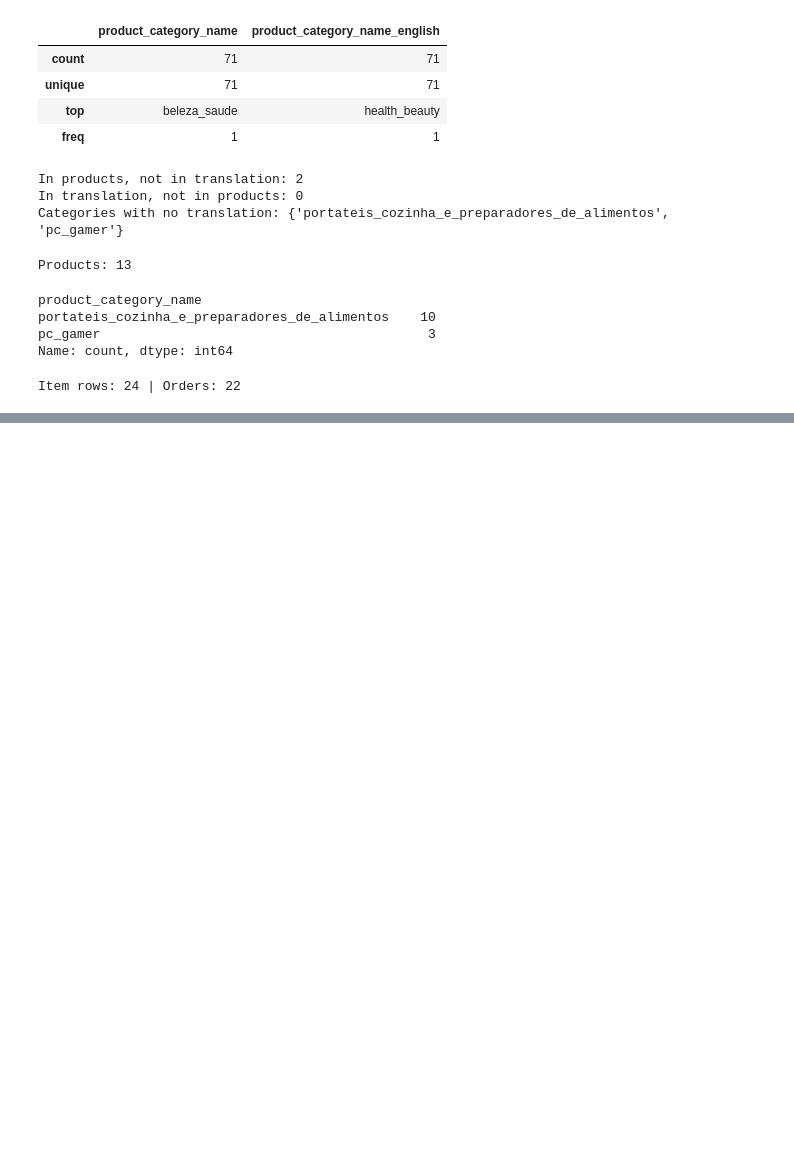
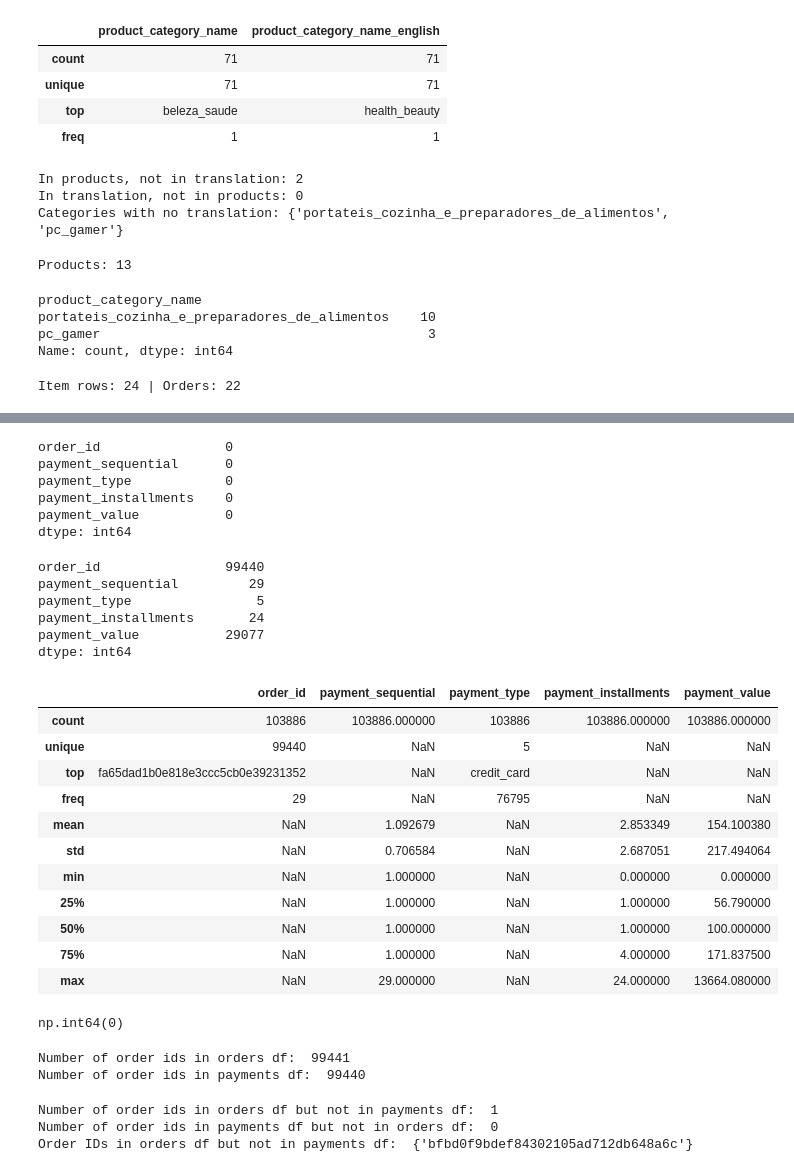
Before and after one commit to abhishek-070911/olist-data-platform, a Jupyter notebook: notebooks/01_profiling.ipynb, the cells around one changed output, grey strips where cells are left out. Cells and saved outputs as stored; diff of their text form; code cells hidden in the pictures; blank space fills up the shorter version.

Commit message:
Profile payments: F25-F30, Q5 added

```diff
--- a/notebooks/01_profiling.ipynb
+++ b/notebooks/01_profiling.ipynb
@@ -969,0 +972,4 @@ Item rows: 24 | Orders: 22
+# %%
+# Reading the data
+olist_payments_df = pd.read_csv('../data/raw/olist_order_payments_dataset.csv')
+olist_payments_df[:5]
@@ -969,0 +999,61 @@ Item rows: 24 | Orders: 22
+# %%
+# Displaying the null values in the dataframe
+olist_payments_df.isnull().sum()
+# %% [output]
+order_id                0
+payment_sequential      0
+payment_type            0
+payment_installments    0
+payment_value           0
+dtype: int64
+# %%
+# Displaying the number of unique values in each column of the dataframe
+olist_payments_df.nunique()
+# %% [output]
+order_id                99440
+payment_sequential         29
+payment_type                5
+payment_installments       24
+payment_value           29077
+dtype: int64
+# %%
+# Displaying the summary statistics of the dataframe
+olist_payments_df.describe(include = 'all')
+# %% [output]
+|  | order_id | payment_sequential | payment_type | payment_installments | payment_value |
+| count | 103886 | 103886.000000 | 103886 | 103886.000000 | 103886.000000 |
+| unique | 99440 | NaN | 5 | NaN | NaN |
+| top | fa65dad1b0e818e3ccc5cb0e39231352 | NaN | credit_card | NaN | NaN |
+| freq | 29 | NaN | 76795 | NaN | NaN |
+| mean | NaN | 1.092679 | NaN | 2.853349 | 154.100380 |
+| std | NaN | 0.706584 | NaN | 2.687051 | 217.494064 |
+| min | NaN | 1.000000 | NaN | 0.000000 | 0.000000 |
+| 25% | NaN | 1.000000 | NaN | 1.000000 | 56.790000 |
+| 50% | NaN | 1.000000 | NaN | 1.000000 | 100.000000 |
+| 75% | NaN | 1.000000 | NaN | 4.000000 | 171.837500 |
+| max | NaN | 29.000000 | NaN | 24.000000 | 13664.080000 |
+# %%
+# Count duplicate (order_id, payment_sequential) pairs — 0 means the pair is unique
+olist_payments_df.duplicated(subset = ['order_id','payment_sequential']).sum()
+# %% [output]
+np.int64(0)
+# %%
+# Checking of order_id in payments table and orders table
+print('Number of order ids in orders df: ',olist_orders_df['order_id'].nunique())
+print('Number of order ids in payments df: ',olist_payments_df['order_id'].nunique())
+# %% [output]
+Number of order ids in orders df:  99441
+Number of order ids in payments df:  99440
+# %%
+# Orders with no payment record
+orders_order_id = set(olist_orders_df['order_id'])
+payments_order_id = set(olist_payments_df['order_id'])
+
+missing_order_id = (orders_order_id - payments_order_id)
+print('Number of order ids in orders df but not in payments df: ',len(missing_order_id))
+print('Number of order ids in payments df but not in orders df: ',len(payments_order_id - orders_order_id))
+print('Order IDs in orders df but not in payments df: ',missing_order_id)
+# %% [output]
+Number of order ids in orders df but not in payments df:  1
+Number of order ids in payments df but not in orders df:  0
+Order IDs in orders df but not in payments df:  {'bfbd0f9bdef84302105ad712db648a6c'}
```
Also changed, not shown: parts of 26 cells of this notebook, 1 other file.
